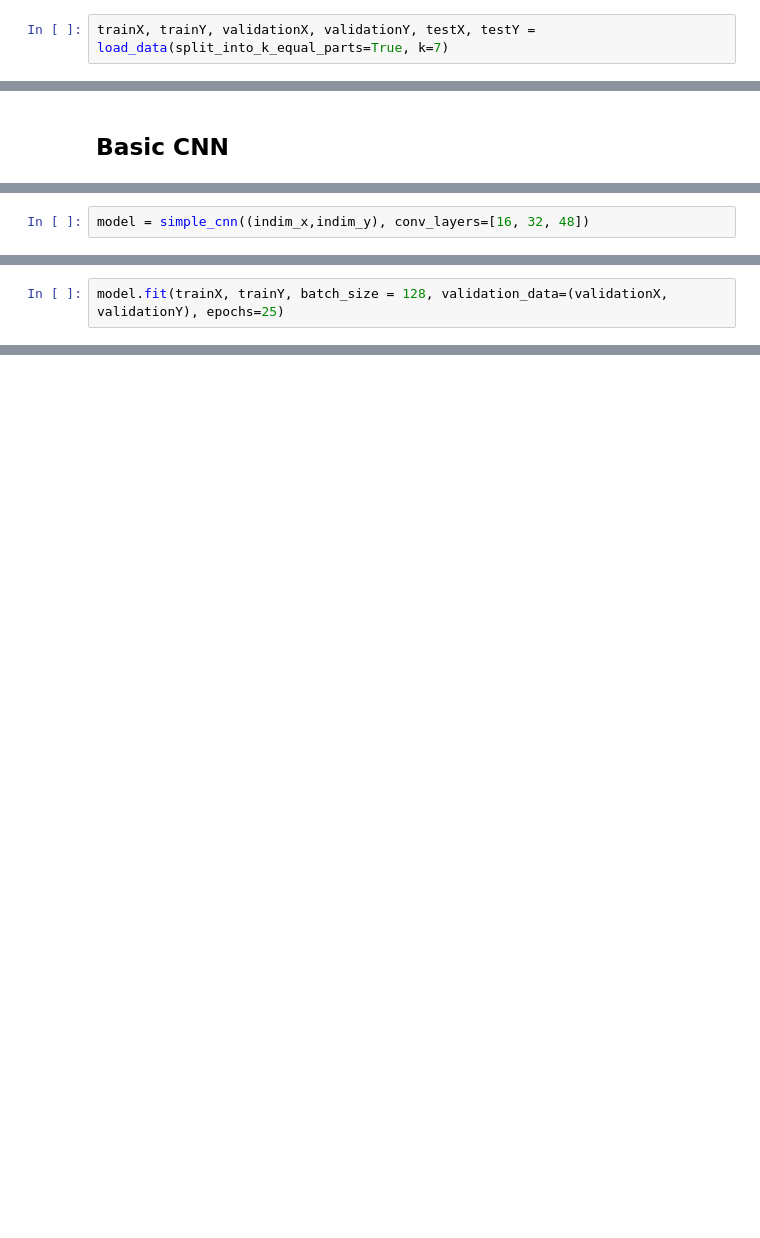
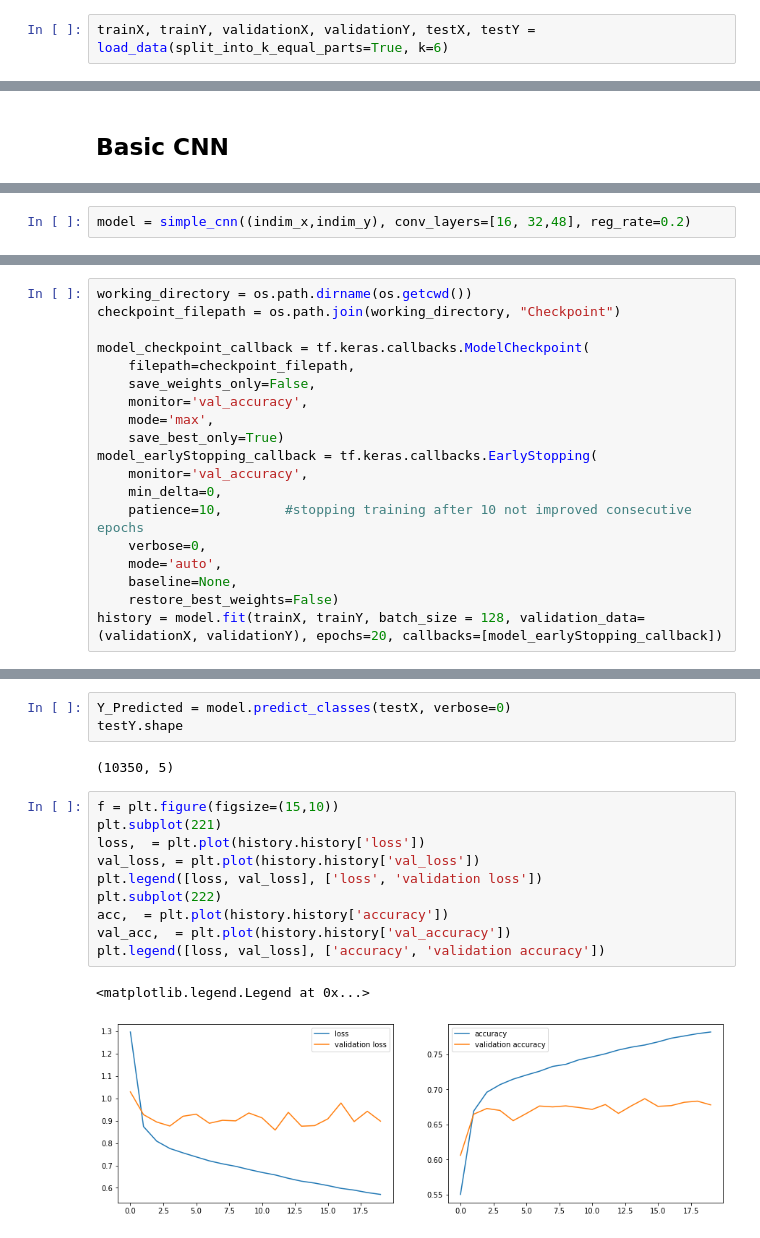
Before and after one commit to Solzan/MusicGenreClassifier, a Jupyter notebook: train.ipynb, the cells around one changed output, grey strips where cells are left out. Drawn from its saved outputs; the diff is of its cells as text; blank space fills up the shorter version.

```diff
--- a/train.ipynb
+++ b/train.ipynb
@@ -10,5 +23,5 @@ from models import simple_cnn
 # %% [markdown]
 ## Data preprocessing
 # %%
-trainX, trainY, validationX, validationY, testX, testY = load_data(split_into_k_equal_parts=True, k=7)
+trainX, trainY, validationX, validationY, testX, testY = load_data(split_into_k_equal_parts=True, k=6)
 # %%
@@ -34,2 +56,2 @@ indim_y = trainX.shape[2]
 # %%
-model = simple_cnn((indim_x,indim_y), conv_layers=[16, 32, 48])
+model = simple_cnn((indim_x,indim_y), conv_layers=[16, 32,48], reg_rate=0.2)
@@ -60,4 +77,2 @@ Trainable params: 220,877
 Non-trainable params: 0
 _________________________________________________________________
-# %%
-model.fit(trainX, trainY, batch_size = 128, validation_data=(validationX, validationY), epochs=25)
@@ -81,0 +79,19 @@ Epoch 15/25
+# %%
+working_directory = os.path.dirname(os.getcwd())
+checkpoint_filepath = os.path.join(working_directory, "Checkpoint")
+
+model_checkpoint_callback = tf.keras.callbacks.ModelCheckpoint(
+    filepath=checkpoint_filepath,
+    save_weights_only=False,
+    monitor='val_accuracy',
+    mode='max',
+    save_best_only=True)
+model_earlyStopping_callback = tf.keras.callbacks.EarlyStopping(
+    monitor='val_accuracy',
+    min_delta=0,
+    patience=10,        #stopping training after 10 not improved consecutive epochs
+    verbose=0,
+    mode='auto',
+    baseline=None,
+    restore_best_weights=False)
+history = model.fit(trainX, trainY, batch_size = 128, validation_data=(validationX, validationY), epochs=20, callbacks=[model_earlyStopping_callback])
@@ -86,0 +121,18 @@ model.evaluate(testX, testY, verbose=2)
+# %%
+Y_Predicted = model.predict_classes(testX, verbose=0)
+testY.shape
+# %% [output]
+(10350, 5)
+# %%
+f = plt.figure(figsize=(15,10))
+plt.subplot(221)
+loss,  = plt.plot(history.history['loss'])
+val_loss, = plt.plot(history.history['val_loss'])
+plt.legend([loss, val_loss], ['loss', 'validation loss'])
+plt.subplot(222)
+acc,  = plt.plot(history.history['accuracy'])
+val_acc,  = plt.plot(history.history['val_accuracy'])
+plt.legend([loss, val_loss], ['accuracy', 'validation accuracy'])
+# %% [output]
+<matplotlib.legend.Legend at 0x...>
+[figure, added]
```
Also changed, not shown: parts of 21 cells of this notebook, 15 other files.
